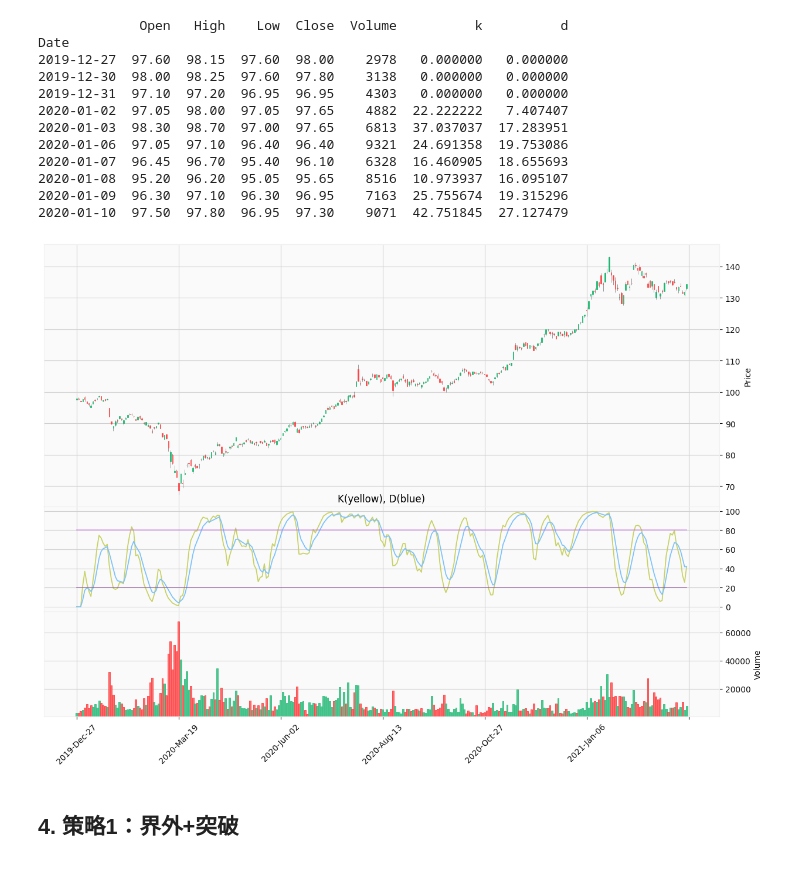
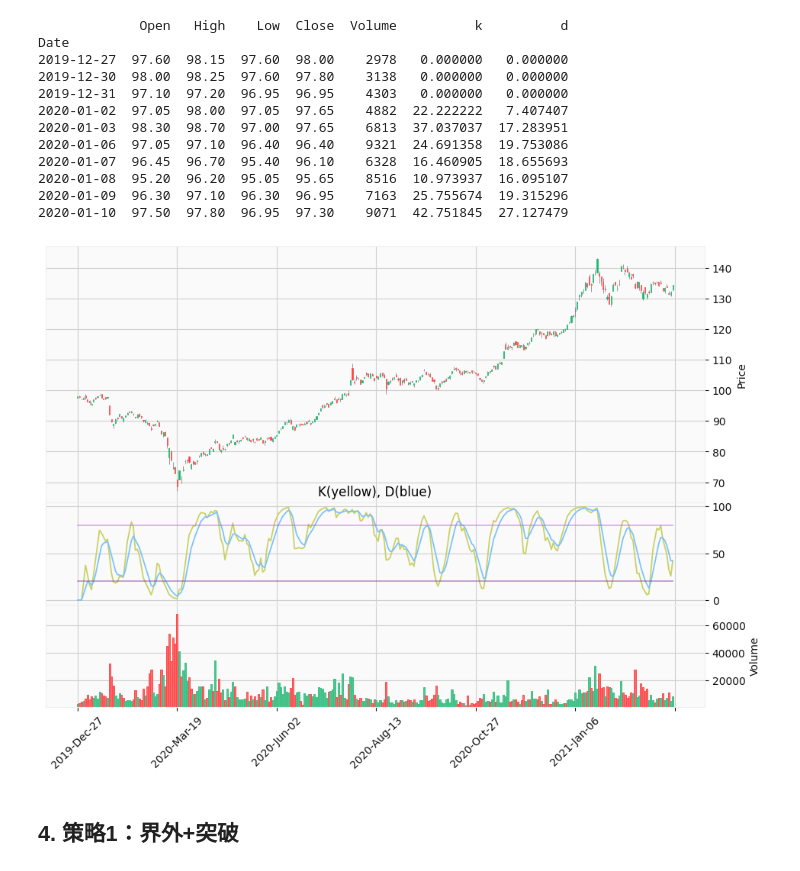
Before and after one commit to a23956491z/backtesting-project, a Jupyter notebook: production/KD/explanation.ipynb, the cells around one changed output. Cells and saved outputs as stored; diff of their text form; code cells hidden in the pictures.

```diff
--- a/production/KD/explanation.ipynb
+++ b/production/KD/explanation.ipynb
@@ -116,30 +116,30 @@ Date
 # %%
 import mplfinance as mpf
 
 
 plots = [
     # Add the KD indicator to plot
     #     '#c8d164' is yellow
     #     '#7dc2fa' is blue
     mpf.make_addplot(data['k'], panel = 1, color='#c8d164', title='K(yellow), D(blue)'),
     mpf.make_addplot(data['d'], panel = 1, color='#7dc2fa'),
 
     # Add upperbound & lowerbound to plot
     mpf.make_addplot(np.full((len(data['k'])), upperBound), panel = 1, color='#bf5ce0', alpha=0.5),
     mpf.make_addplot(np.full((len(data['d'])), lowerBound), panel = 1, color='#7e3696', alpha=0.5),
 ]
 
 # make the graph(plot)
 mpf.plot( data,
             type='candle',       # candlestick chart of stock price
             volume=True,         # plots trading volume as well
             volume_panel=2,
-            figscale=2,          # make graph twice bigger
+            figscale=1.5,          # make graph twice bigger
             style='yahoo',       # color scheme using 'yahoo' style
             addplot = plots,
 )
 # %% [output]
-[figure, old version]
+[figure, new version]
 # %% [markdown]
 ## 4. 策略1：界外+突破
 # %% [markdown]
```
Also changed, not shown: parts of 8 cells of this notebook, 1 other file.
